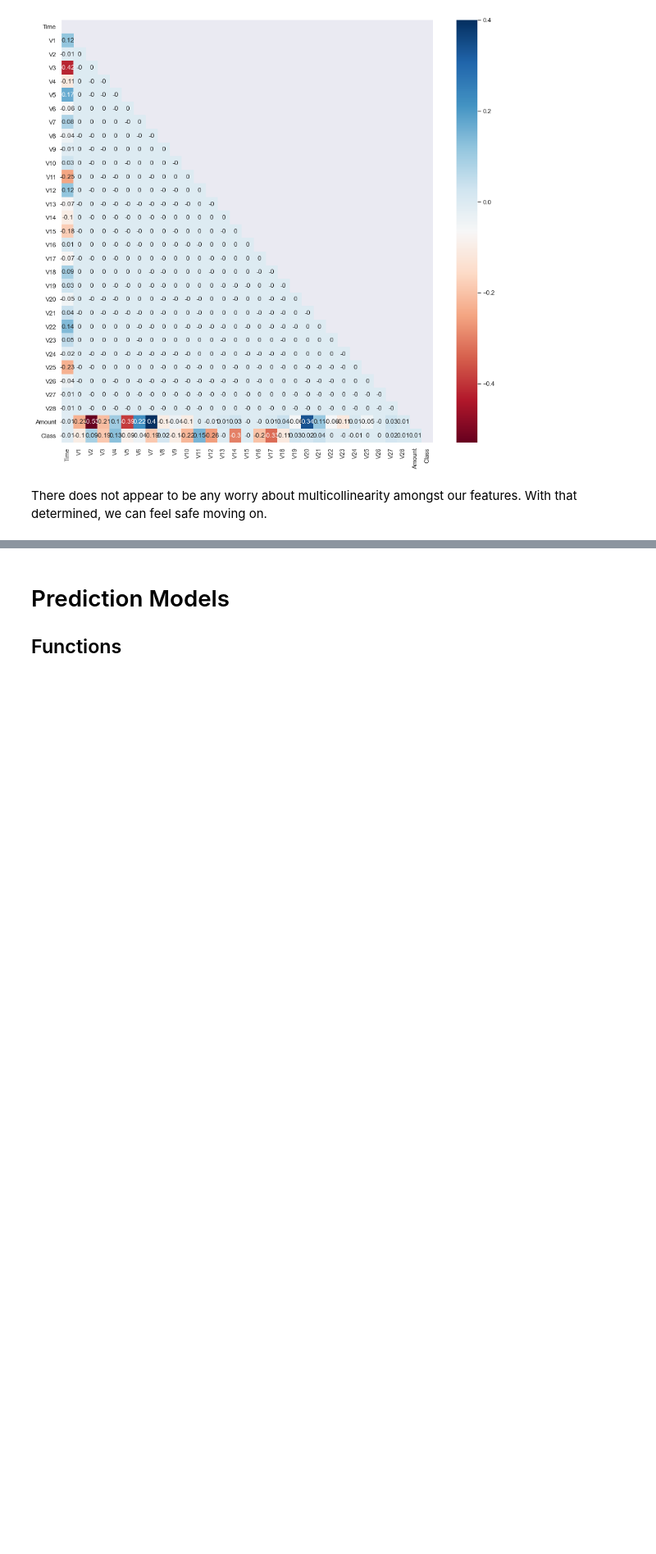
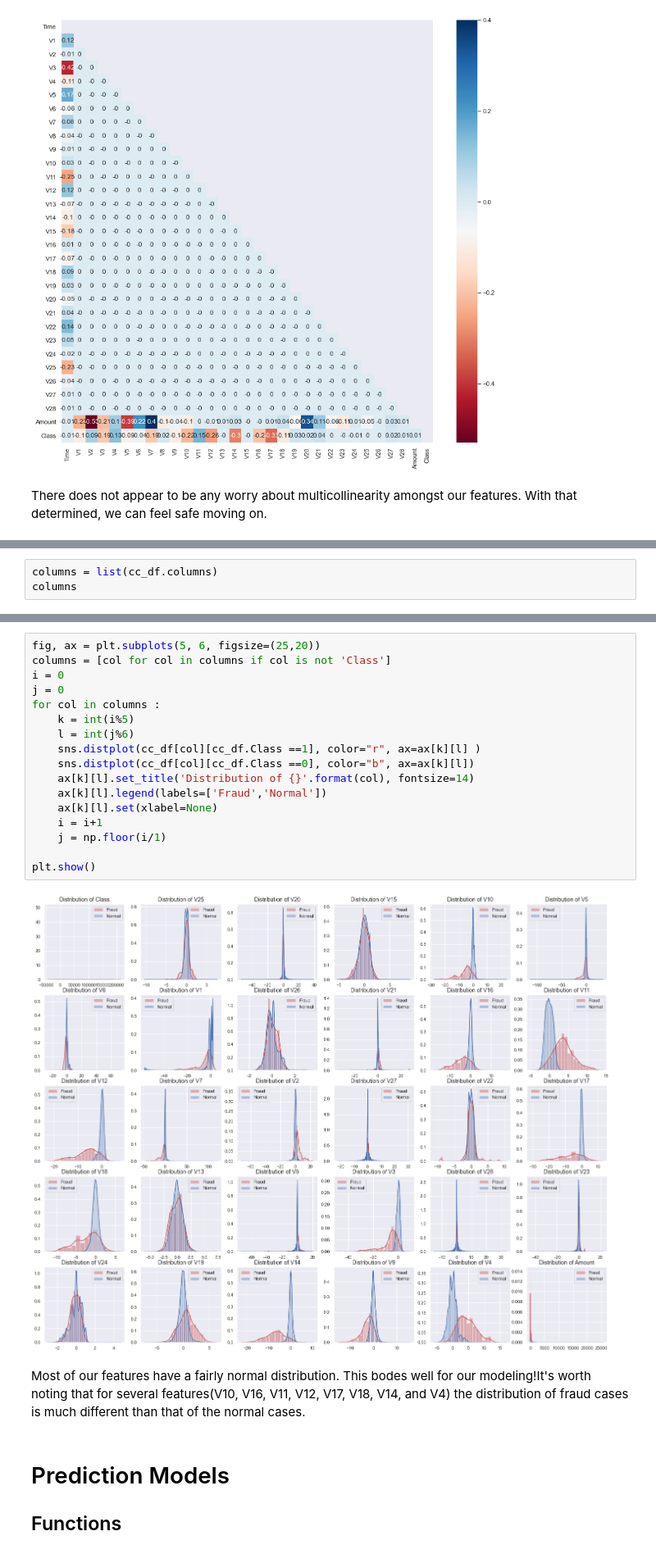
Before and after one commit to Lionslicer-Coding/mod3project, a Jupyter notebook: index.ipynb, the cells around one changed output, grey strips where cells are left out. Shown at 82% size. Saved outputs shown, nothing was run; the diff lists cells and outputs as text; blank space fills up the shorter version.

```diff
--- a/index.ipynb
+++ b/index.ipynb
@@ -141,0 +151,3 @@ There does not appear to be any worry about multicollinearity amongst our featur
+# %%
+columns = list(cc_df.columns)
+columns
@@ -142,3 +172,24 @@ There does not appear to be any worry about multicollinearity amongst our featur
+# %%
+fig, ax = plt.subplots(5, 6, figsize=(25,20))
+columns = [col for col in columns if col is not 'Class']
+i = 0
+j = 0
+for col in columns :
+    k = int(i%5)
+    l = int(j%6)
+    sns.distplot(cc_df[col][cc_df.Class ==1], color="r", ax=ax[k][l] )
+    sns.distplot(cc_df[col][cc_df.Class ==0], color="b", ax=ax[k][l])
+    ax[k][l].set_title('Distribution of {}'.format(col), fontsize=14)
+    ax[k][l].legend(labels=['Fraud','Normal'])
+    ax[k][l].set(xlabel=None)
+    i = i+1
+    j = np.floor(i/1)
+
+plt.show()
+# %% [output]
+[figure, added]
+# %% [markdown]
+Most of our features have a fairly normal distribution. This bodes well for our modeling!It's worth noting that for several features(V10, V16, V11, V12, V17, V18, V14, and V4) the distribution of fraud cases is much different than that of the normal cases.
 # %% [markdown]
 # Prediction Models
 
```
Also changed, not shown: parts of 9 cells of this notebook.
